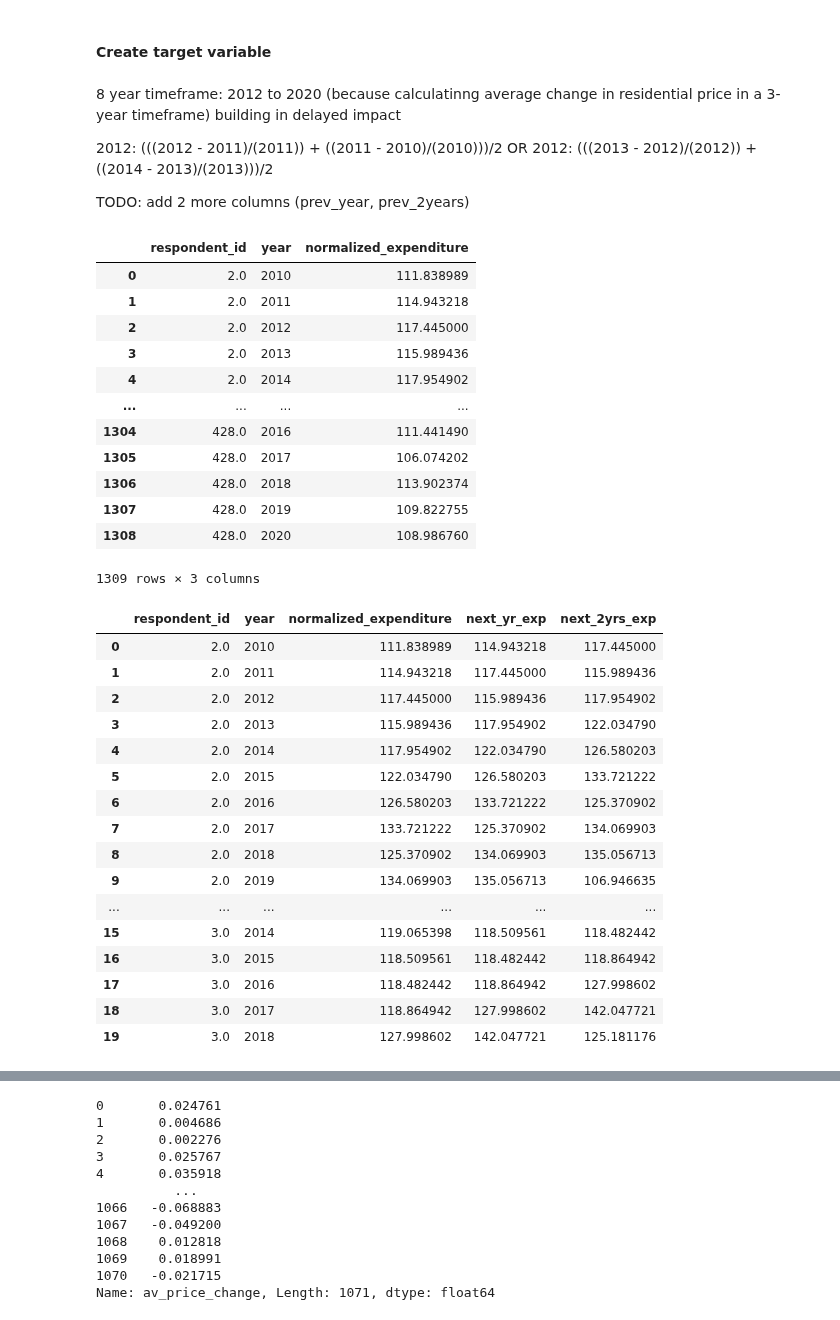
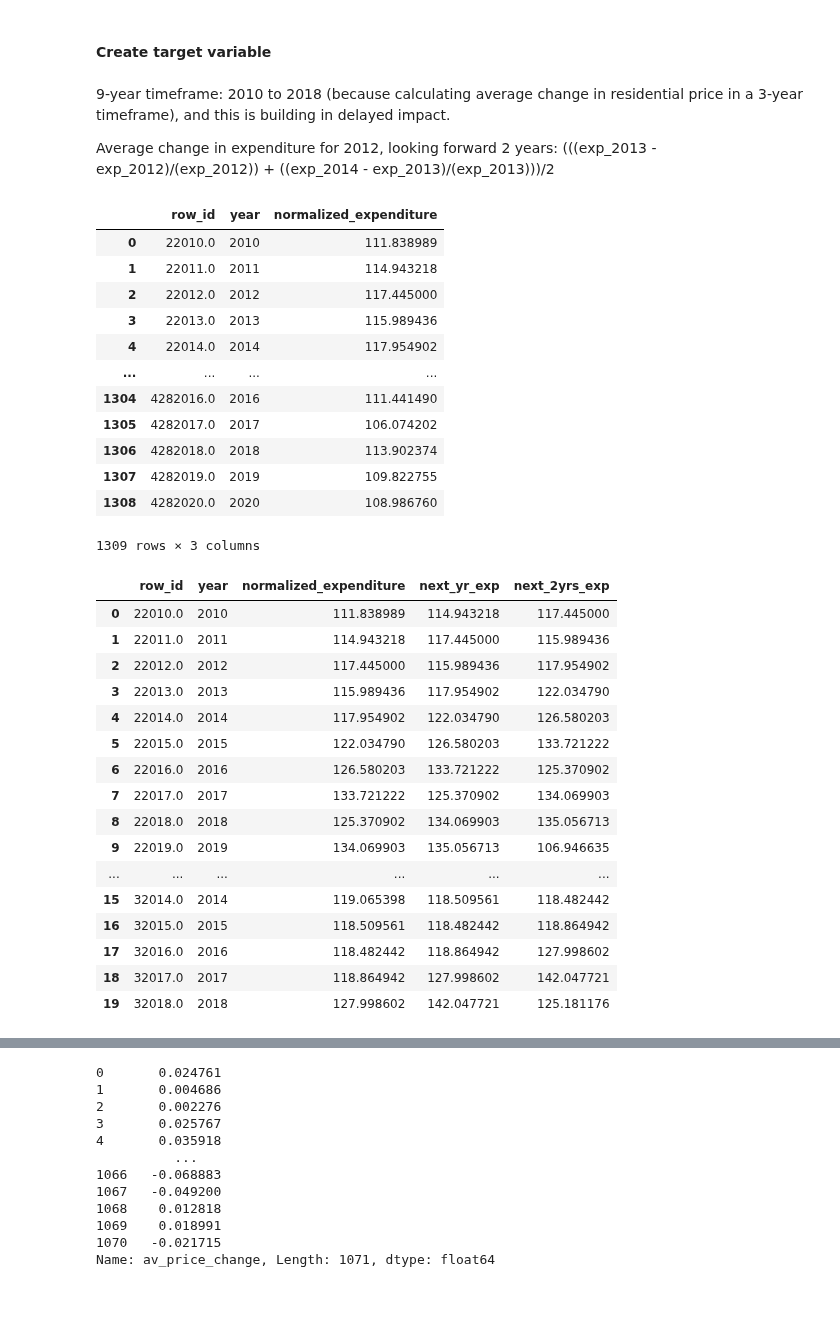
Before and after one commit to 2elle2/rmi-project, a Jupyter notebook: model/03_feature_engineering_v2.ipynb, the cells around one changed output, grey strips where cells are left out. Drawn from its saved outputs; the diff is of its cells as text; code cells hidden in the pictures.

```diff
--- a/model/03_feature_engineering_v2.ipynb
+++ b/model/03_feature_engineering_v2.ipynb
@@ -92,57 +92,53 @@ See the caveats in the documentation: https://pandas.pydata.org/pandas-docs/stab
 # %% [markdown]
 #### Create target variable
 # %% [markdown]
-8 year timeframe: 2012 to 2020 (because calculatinng average change in residential price in a 3-year timeframe)
-building in delayed impact
+9-year timeframe: 2010 to 2018 (because calculating average change in residential price in a 3-year timeframe), and this is building in delayed impact.
 
-2012: (((2012 - 2011)/(2011)) + ((2011 - 2010)/(2010)))/2
-OR
-2012: (((2013 - 2012)/(2012)) + ((2014 - 2013)/(2013)))/2
-
-TODO: add 2 more columns (prev_year, prev_2years)
+Average change in expenditure for 2012, looking forward 2 years: (((exp_2013 - exp_2012)/(exp_2012)) + ((exp_2014 - exp_2013)/(exp_2013)))/2
 # %%
 # Target variable
-normalized_expenditure = data_after_2010_df.reset_index()[['respondent_id', 'year', 'normalized_expenditure']]
+# normalized_expenditure = data_after_2010_df.reset_index()[['respondent_id', 'year', 'normalized_expenditure']]
+normalized_expenditure = data_after_2010_df.reset_index()[['row_id', 'year', 'normalized_expenditure']]
 normalized_expenditure
 # %% [output]
-|  | respondent_id | year | normalized_expenditure |
-| 0 | 2.0 | 2010 | 111.838989 |
-| 1 | 2.0 | 2011 | 114.943218 |
-| 2 | 2.0 | 2012 | 117.445000 |
-| 3 | 2.0 | 2013 | 115.989436 |
-| 4 | 2.0 | 2014 | 117.954902 |
+|  | row_id | year | normalized_expenditure |
+| 0 | 22010.0 | 2010 | 111.838989 |
+| 1 | 22011.0 | 2011 | 114.943218 |
+| 2 | 22012.0 | 2012 | 117.445000 |
+| 3 | 22013.0 | 2013 | 115.989436 |
+| 4 | 22014.0 | 2014 | 117.954902 |
 | ... | ... | ... | ... |
-| 1304 | 428.0 | 2016 | 111.441490 |
-| 1305 | 428.0 | 2017 | 106.074202 |
-| 1306 | 428.0 | 2018 | 113.902374 |
-| 1307 | 428.0 | 2019 | 109.822755 |
-| 1308 | 428.0 | 2020 | 108.986760 |
+| 1304 | 4282016.0 | 2016 | 111.441490 |
+| 1305 | 4282017.0 | 2017 | 106.074202 |
+| 1306 | 4282018.0 | 2018 | 113.902374 |
+| 1307 | 4282019.0 | 2019 | 109.822755 |
+| 1308 | 4282020.0 | 2020 | 108.986760 |
 1309 rows × 3 columns
 # %%
-# orders['Lag'] = orders['total_order_cost'].shift(1, fill_value = 0)
-
+# Lag (if looking behind)
 # normalized_expenditure['prev_yr_exp'] = normalized_expenditure['normalized_expenditure'].shift(1, fill_value=0)
 # normalized_expenditure['prev_2yrs_exp'] = normalized_expenditure['normalized_expenditure'].shift(2, fill_value=0)
 
+# Lead (if looking forward)
 normalized_expenditure['next_yr_exp'] = normalized_expenditure['normalized_expenditure'].shift(-1, fill_value=0)
 normalized_expenditure['next_2yrs_exp'] = normalized_expenditure['normalized_expenditure'].shift(-2, fill_value=0)
 normalized_expenditure.head(20)
 # %% [output]
-|  | respondent_id | year | normalized_expenditure | next_yr_exp | next_2yrs_exp |
-| 0 | 2.0 | 2010 | 111.838989 | 114.943218 | 117.445000 |
-| 1 | 2.0 | 2011 | 114.943218 | 117.445000 | 115.989436 |
-| 2 | 2.0 | 2012 | 117.445000 | 115.989436 | 117.954902 |
-| 3 | 2.0 | 2013 | 115.989436 | 117.954902 | 122.034790 |
-| 4 | 2.0 | 2014 | 117.954902 | 122.034790 | 126.580203 |
-| 5 | 2.0 | 2015 | 122.034790 | 126.580203 | 133.721222 |
-| 6 | 2.0 | 2016 | 126.580203 | 133.721222 | 125.370902 |
-| 7 | 2.0 | 2017 | 133.721222 | 125.370902 | 134.069903 |
-| 8 | 2.0 | 2018 | 125.370902 | 134.069903 | 135.056713 |
-| 9 | 2.0 | 2019 | 134.069903 | 135.056713 | 106.946635 |
+|  | row_id | year | normalized_expenditure | next_yr_exp | next_2yrs_exp |
+| 0 | 22010.0 | 2010 | 111.838989 | 114.943218 | 117.445000 |
+| 1 | 22011.0 | 2011 | 114.943218 | 117.445000 | 115.989436 |
+| 2 | 22012.0 | 2012 | 117.445000 | 115.989436 | 117.954902 |
+| 3 | 22013.0 | 2013 | 115.989436 | 117.954902 | 122.034790 |
+| 4 | 22014.0 | 2014 | 117.954902 | 122.034790 | 126.580203 |
+| 5 | 22015.0 | 2015 | 122.034790 | 126.580203 | 133.721222 |
+| 6 | 22016.0 | 2016 | 126.580203 | 133.721222 | 125.370902 |
+| 7 | 22017.0 | 2017 | 133.721222 | 125.370902 | 134.069903 |
+| 8 | 22018.0 | 2018 | 125.370902 | 134.069903 | 135.056713 |
+| 9 | 22019.0 | 2019 | 134.069903 | 135.056713 | 106.946635 |
 | ... | ... | ... | ... | ... | ... |
-| 15 | 3.0 | 2014 | 119.065398 | 118.509561 | 118.482442 |
-| 16 | 3.0 | 2015 | 118.509561 | 118.482442 | 118.864942 |
-| 17 | 3.0 | 2016 | 118.482442 | 118.864942 | 127.998602 |
-| 18 | 3.0 | 2017 | 118.864942 | 127.998602 | 142.047721 |
-| 19 | 3.0 | 2018 | 127.998602 | 142.047721 | 125.181176 |
+| 15 | 32014.0 | 2014 | 119.065398 | 118.509561 | 118.482442 |
+| 16 | 32015.0 | 2015 | 118.509561 | 118.482442 | 118.864942 |
+| 17 | 32016.0 | 2016 | 118.482442 | 118.864942 | 127.998602 |
+| 18 | 32017.0 | 2017 | 118.864942 | 127.998602 | 142.047721 |
+| 19 | 32018.0 | 2018 | 127.998602 | 142.047721 | 125.181176 |
 # %%
```
Also changed, not shown: parts of 52 cells of this notebook, 31 other files.
